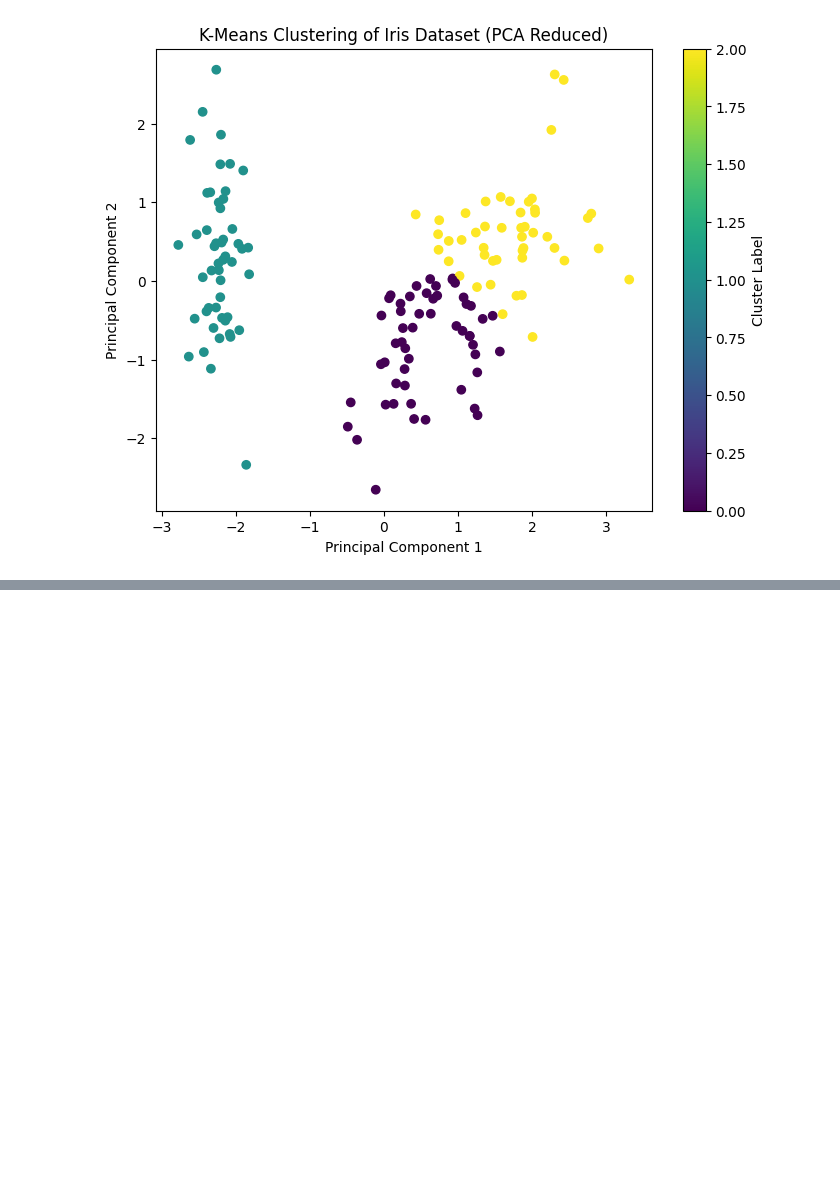
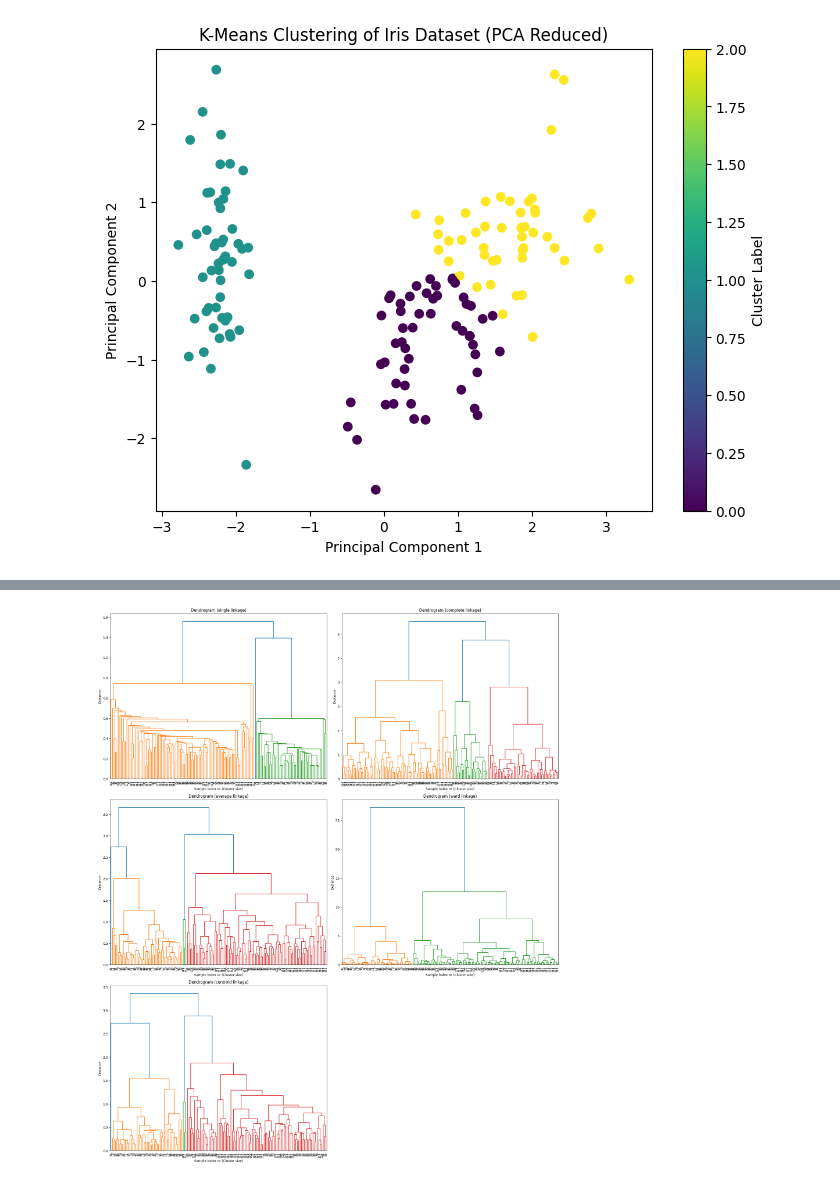
Before and after one commit to MohitNaren/ML, a Jupyter notebook: ml7.ipynb, the cells around one changed output, grey strips where cells are left out. Cells and saved outputs as stored; diff of their text form; code cells hidden in the pictures; blank space fills up the shorter version.

```diff
--- a/ml7.ipynb
+++ b/ml7.ipynb
@@ -87,0 +292,74 @@ plt.show()
+# %%
+from sklearn.cluster import AgglomerativeClustering
+from scipy.cluster.hierarchy import dendrogram, linkage
+import matplotlib.pyplot as plt
+import numpy as np
+
+# Define a list of linkage types to demonstrate
+linkage_types = ['single', 'complete', 'average', 'ward']
+# Note: Centroid linkage is not directly available in scikit-learn's AgglomerativeClustering
+# and its implementation in scipy.cluster.hierarchy.linkage can sometimes produce inversions.
+# We will demonstrate the four standard linkage types first.
+# For Centroid, we can conceptually describe it or attempt the scipy implementation with caution.
+# Let's add 'centroid' for demonstration purposes using scipy's linkage.
+all_linkage_types = ['single', 'complete', 'average', 'ward', 'centroid']
+
+# Create a figure and subplots to display the dendrograms for each linkage type
+# Adjust figure size based on the number of linkage types to be plotted
+n_linkages = len(all_linkage_types)
+# Determine grid size for subplots (e.g., 3x2 for 5 linkages)
+n_cols = 2
+n_rows = (n_linkages + n_cols - 1) // n_cols
+
+plt.figure(figsize=(n_cols * 10, n_rows * 8)) # Adjust figure size as needed
+
+# Iterate through the list of linkage types
+for i, linkage_type in enumerate(all_linkage_types):
+    plt.subplot(n_rows, n_cols, i + 1)
+
+    try:
+        # Generate the linkage matrix using linkage on the scaled_features
+        # Centroid linkage requires a specific distance metric, often Euclidean.
+        # For consistency with Ward which is based on variance (related to squared Euclidean),
+        # we will use 'euclidean' distance for centroid linkage as well in the linkage function.
+        # For other methods, the default Euclidean distance in linkage is usually appropriate
+        # or handled internally by the method (like Ward).
+        if linkage_type == 'centroid':
+             Z = linkage(scaled_features, method=linkage_type, metric='euclidean')
+        else:
+             Z = linkage(scaled_features, method=linkage_type)
+
+        # Plot the dendrogram using the generated linkage matrix
+        dendrogram(Z, leaf_rotation=90., leaf_font_size=8.,)
+        plt.title(f'Dendrogram ({linkage_type} linkage)')
+        plt.xlabel('Sample index or (Cluster size)')
+        plt.ylabel('Distance')
+    except Exception as e:
+        plt.title(f'Dendrogram ({linkage_type} linkage) - Error')
+        plt.text(0.5, 0.5, f'Could not generate dendrogram:\n{e}', horizontalalignment='center', verticalalignment='center', transform=plt.gca().transAxes, color='red')
+        print(f"Error generating dendrogram for {linkage_type} linkage: {e}")
+
+
+# Use plt.tight_layout() to adjust the plots for better visualization
+plt.tight_layout()
+# Display the plots
+plt.show()
+
+# Briefly explain the characteristics of each linkage type
+print("\nCharacteristics of Linkage Types:")
+print("- Single Linkage: Uses the minimum distance between points in two clusters. Tends to form long, 'chained' clusters.")
+print("- Complete Linkage: Uses the maximum distance between points in two clusters. Tends to form more compact, spherical clusters.")
+print("- Average Linkage: Uses the average distance between all pairs of points in two clusters. Offers a balance between single and complete linkage.")
+print("- Ward's Linkage: Minimizes the variance of the clusters being merged. It uses the squared Euclidean distance and is typically used with variance-based distance metrics. Tends to produce more evenly sized clusters.")
+print("- Centroid Linkage: Uses the distance between the centroids of two clusters. Can sometimes lead to 'inversions' where a merge occurs at a lower distance than a previous merge.")
+
+print("\nHow they affect dendrograms and cluster structures:")
+print("The linkage type determines how the distance between clusters is calculated, which in turn affects the order and distance at which clusters are merged.")
+print("- Single linkage dendrograms often show early merges at low distances.")
+print("- Complete linkage dendrograms tend to show merges at higher distances.")
+print("- Average linkage dendrograms are typically somewhere in between.")
+print("- Ward's linkage focuses on minimizing variance, leading to dendrograms that reflect this criterion.")
+print("- Centroid linkage dendrograms can sometimes show non-monotonic merge distances (inversions).")
+print("\nWard's linkage is typically used with variance-based distance metrics, most commonly squared Euclidean distance.")
+# %% [output]
+[figure, added]
```
Also changed, not shown: parts of 10 cells of this notebook.
